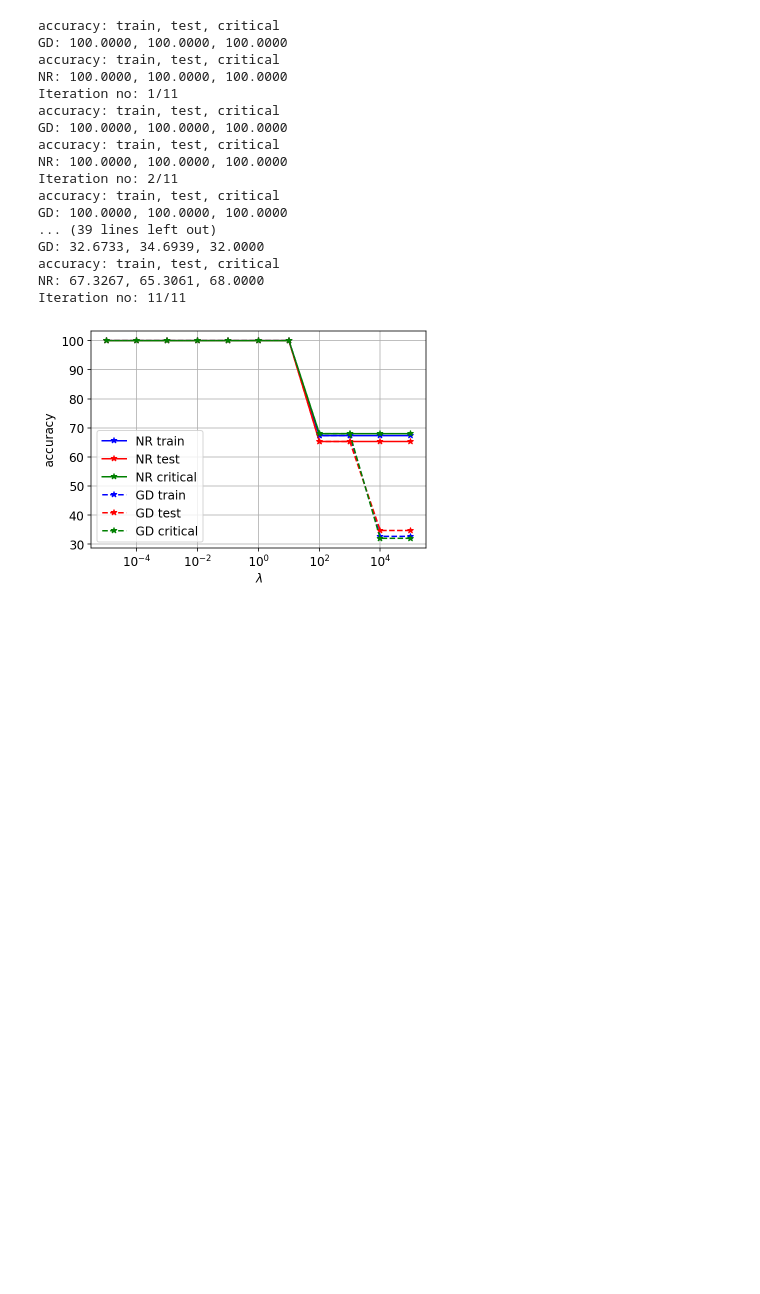
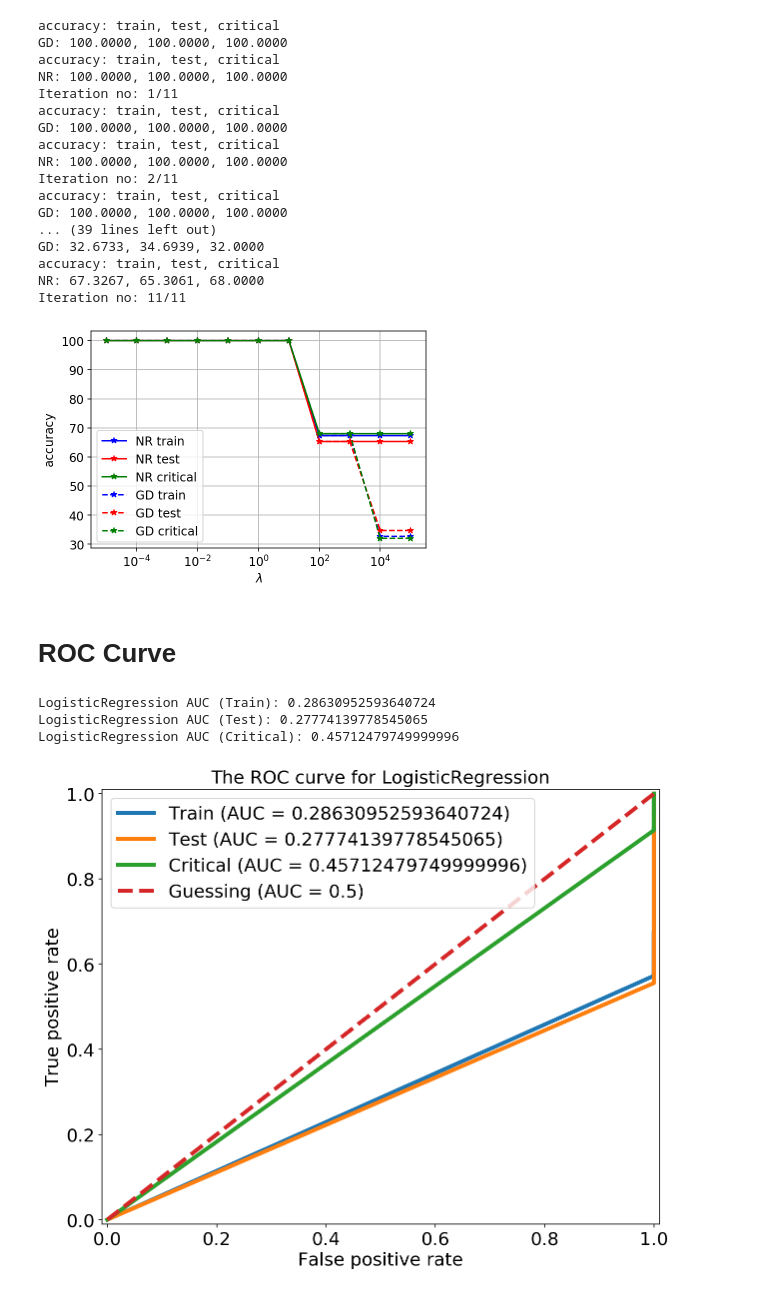
Before and after one commit to Anduron/FYS-STK4155-Project2, a Jupyter notebook: notebooks/logreg_ising.ipynb, the cells around one changed output. Cells and saved outputs as stored; diff of their text form; code cells hidden in the pictures; blank space fills up the shorter version.

Commit message:
logreg roc

```diff
--- a/notebooks/logreg_ising.ipynb
+++ b/notebooks/logreg_ising.ipynb
@@ -238,3 +258,58 @@ accuracy: train, test, critical
 NR: 67.3267, 65.3061, 68.0000
 Iteration no: 11/11
 [figure]
+# %% [markdown]
+# ROC Curve
+# %%
+import sklearn.metrics as skm
+
+X = np.load("spin_data.npy")
+y = np.load("labels.npy")
+
+# divide data into ordered, critical and disordered
+X_ordered = X[:70000,:]
+y_ordered = y[:70000]
+
+X_critical = X[70000:100000,:]
+y_critical = y[70000:100000]
+
+X_disordered = X[100000:,:]
+y_disordered = y[100000:]
+
+# define training and test data sets
+X = np.concatenate((X_ordered, X_disordered))
+y = np.concatenate((y_ordered, y_disordered))
+
+# create the training and test sets
+logreg = LogisticRegression()
+X_train, X_test, y_train, y_test = logreg.split_data(X, y, test_ratio=0.96)
+logreg.fit(X_train, y_train)
+
+fig = plt.figure(figsize=(10, 8))
+
+for (_X, _y), label in zip([(X_train, y_train),(X_test, y_test), (X_critical, y_critical)], ["Train", "Test", "Critical"]):
+    _X = np.c_[np.ones(_X.shape[0]), _X]
+    proba = logreg.predict_proba(_X)
+    fpr, tpr, _ = skm.roc_curve(_y, proba)
+    roc_auc = skm.auc(fpr, tpr)
+
+    print ("LogisticRegression AUC ({0}): {1}".format(label, roc_auc))
+
+    plt.plot(fpr, tpr, label="{0} (AUC = {1})".format(label, roc_auc), linewidth=4.0)
+
+plt.plot([0, 1], [0, 1], "--", label="Guessing (AUC = 0.5)", linewidth=4.0)
+
+plt.title(r"The ROC curve for LogisticRegression", fontsize=18)
+plt.xlabel(r"False positive rate", fontsize=18)
+plt.ylabel(r"True positive rate", fontsize=18)
+plt.axis([-0.01, 1.01, -0.01, 1.01])
+plt.xticks(fontsize=18)
+plt.yticks(fontsize=18)
+plt.legend(loc="best", fontsize=18)
+fig.savefig(fig_path("logistic_roc_curve.pdf"), bbox_inches='tight')
+plt.show()
+# %% [output]
+LogisticRegression AUC (Train): 0.28630952593640724
+LogisticRegression AUC (Test): 0.27774139778545065
+LogisticRegression AUC (Critical): 0.45712479749999996
+[figure, added]
```
Also changed, not shown: parts of 12 cells of this notebook, 1 other file.
